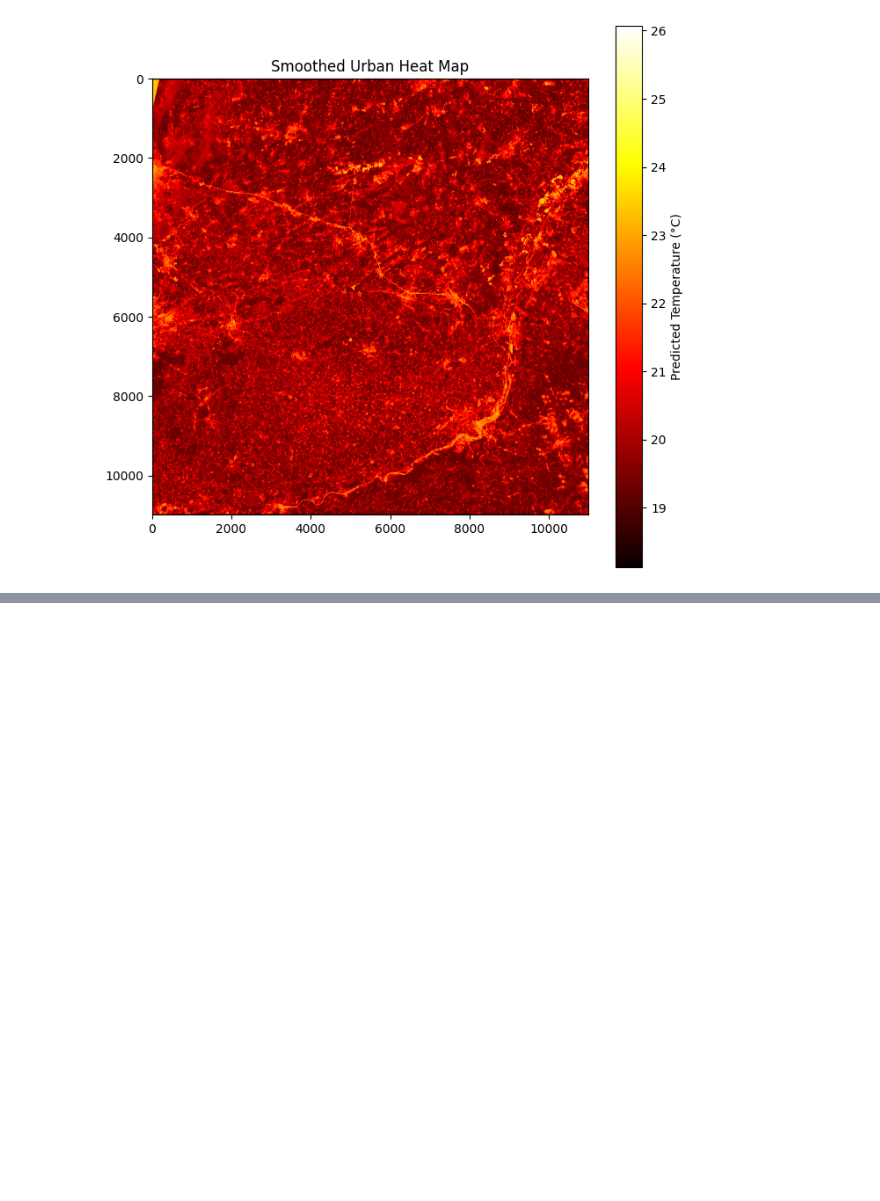
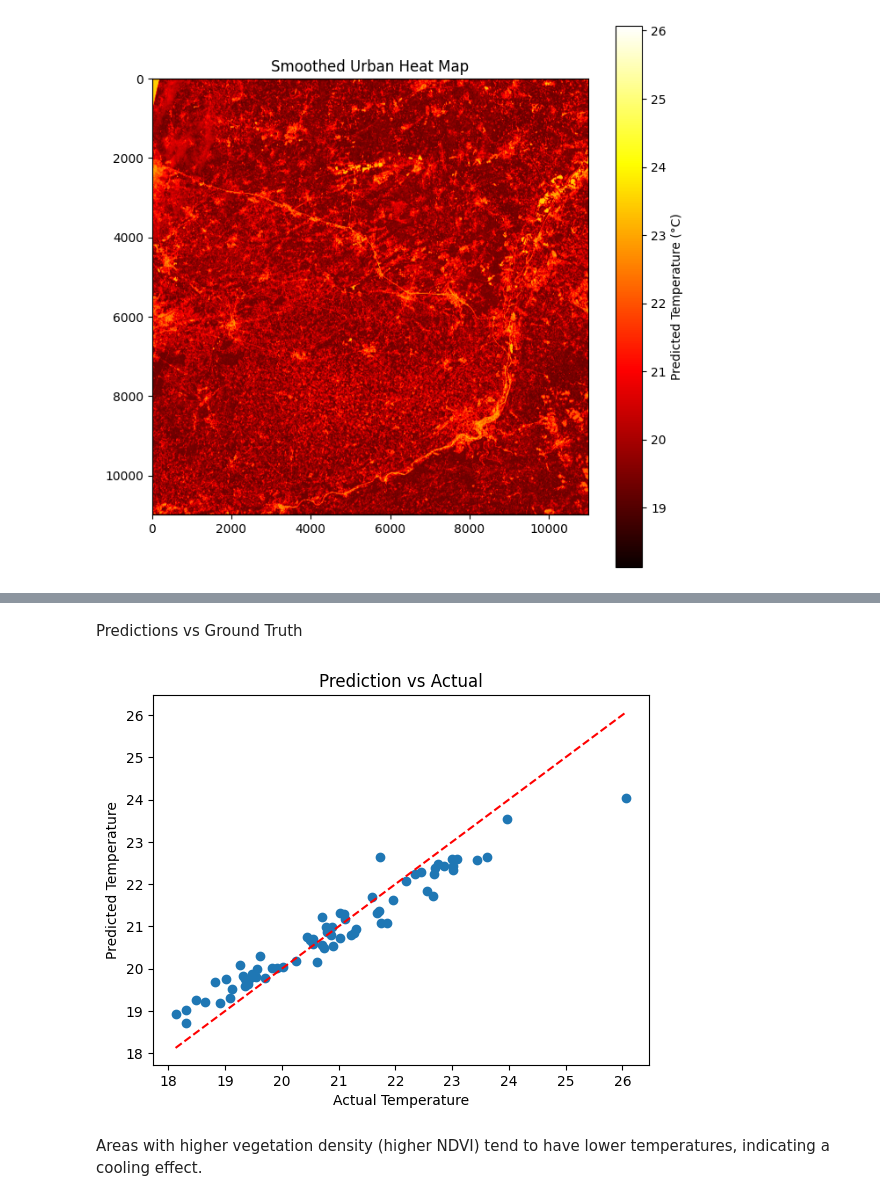
Before and after one commit to mylenearadaniucll2024/urban-heat-ai-leuven, a Jupyter notebook: notebooks/01_preprocessing.ipynb, the cells around one changed output, grey strips where cells are left out. Saved outputs shown, nothing was run; the diff lists cells and outputs as text; code cells hidden in the pictures; blank space fills up the shorter version.

```diff
--- a/notebooks/01_preprocessing.ipynb
+++ b/notebooks/01_preprocessing.ipynb
@@ -688,0 +750,16 @@ with machine learning to model urban climate dynamics.
+# %% [markdown]
+Predictions vs Ground Truth
+# %%
+y_pred = model.predict(X_scaled)
+
+plt.scatter(y, y_pred)
+plt.xlabel("Actual Temperature")
+plt.ylabel("Predicted Temperature")
+plt.title("Prediction vs Actual")
+plt.plot([y.min(), y.max()], [y.min(), y.max()], 'r--')
+plt.show()
+# %% [output]
+[figure, added]
+# %% [markdown]
+Areas with higher vegetation density (higher NDVI)
+tend to have lower temperatures, indicating a cooling effect.
```
Also changed, not shown: parts of 13 cells of this notebook, 2 other files.
